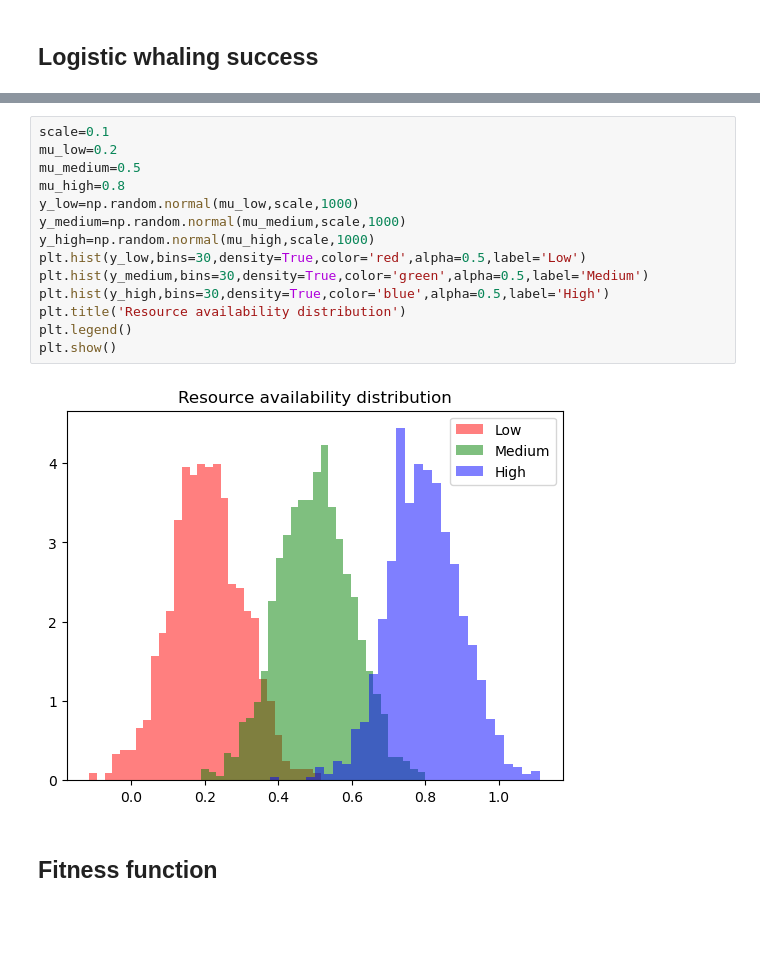
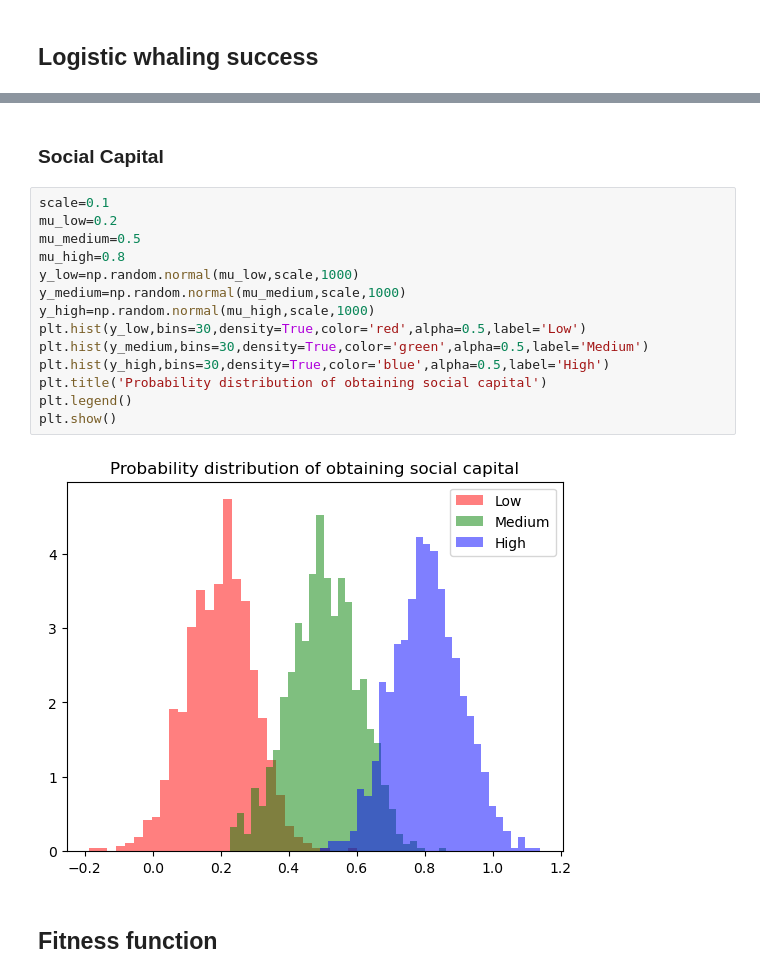
Before and after one commit to jismartin/kawesqarcoop, a Jupyter notebook: notebooks/kawesqar_coop.ipynb, the cells around one changed output, grey strips where cells are left out. Saved outputs shown, nothing was run; the diff lists cells and outputs as text; blank space fills up the shorter version.

```diff
--- a/notebooks/kawesqar_coop.ipynb
+++ b/notebooks/kawesqar_coop.ipynb
@@ -23,19 +39,21 @@ plt.show()
+# %% [markdown]
+### Social Capital
 # %%
 scale=0.1
 mu_low=0.2
 mu_medium=0.5
 mu_high=0.8
 y_low=np.random.normal(mu_low,scale,1000)
 y_medium=np.random.normal(mu_medium,scale,1000)
 y_high=np.random.normal(mu_high,scale,1000)
 plt.hist(y_low,bins=30,density=True,color='red',alpha=0.5,label='Low')
 plt.hist(y_medium,bins=30,density=True,color='green',alpha=0.5,label='Medium')
 plt.hist(y_high,bins=30,density=True,color='blue',alpha=0.5,label='High')
-plt.title('Resource availability distribution')
+plt.title('Probability distribution of obtaining social capital')
 plt.legend()
 plt.show()
 # %% [output]
-[figure, old version]
+[figure, new version]
 # %% [markdown]
 ## Fitness function
 # %%
```
Also changed, not shown: parts of 4 cells of this notebook, 3 other files.
